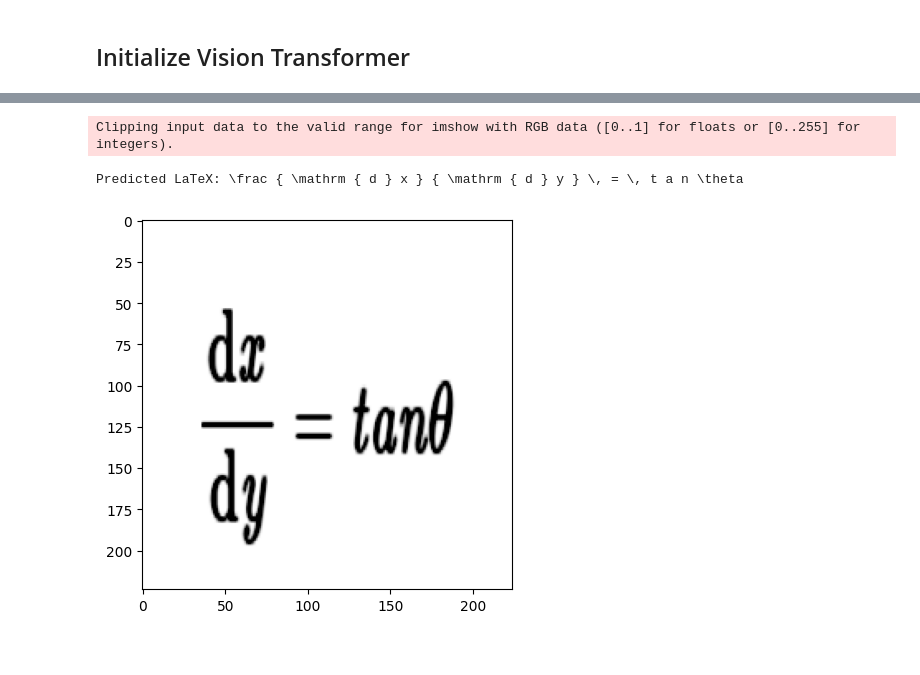
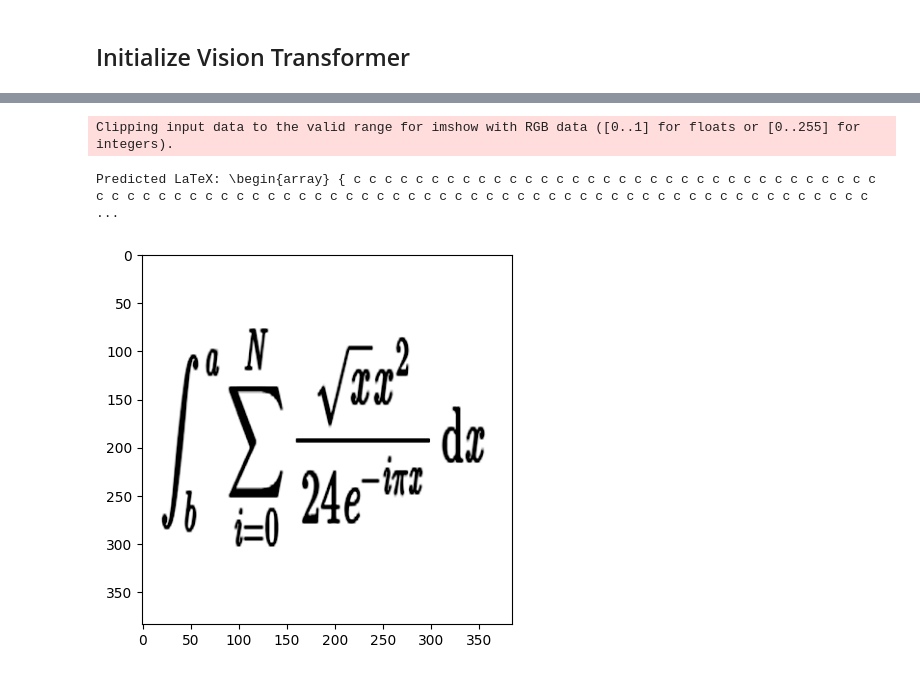
Before and after one commit to leo-cf-tian/image-2-latex, a Jupyter notebook: vision.ipynb, the cells around one changed output, grey strips where cells are left out. Cells and saved outputs as stored; diff of their text form; code cells hidden in the pictures.

```diff
--- a/vision.ipynb
+++ b/vision.ipynb
@@ -180,7 +185,7 @@ import time
 from PIL import Image, ImageOps, ImageGrab
 import numpy as np
 # %%
-model = VisionEncoderDecoderModel.from_pretrained("model/ocr")
+model = VisionEncoderDecoderModel.from_pretrained(MODEL_PATH)
 
 tokenizer = ByteLevelBPETokenizer(
     os.path.join(TOKENIZER_PATH, "vocab.json"),
@@ -188,33 +193,33 @@ tokenizer = ByteLevelBPETokenizer(
 )
 tokenizer.add_special_tokens(["<s>", "</s>", "<pad>", "<mask>", "<unk>"])
 
-image_processor = ViTImageProcessor.from_pretrained(VIT_PATH)
+image_processor = ViTHybridImageProcessor.from_pretrained(MODEL_PATH)
 
 random.seed(time.time())
 # %%
 # index = random.randint(0, im2latex_dataset["test"].num_rows - 1)
 # image = im2latex_dataset["test"][index]["image"]
 
-image = Image.open("data/samples/Screenshot 2024-02-27 015013.png").convert("RGB")
+image = Image.open("data/samples/Screenshot 2024-02-26 152853.png").convert("RGB")
 # image = image.crop(ImageOps.invert(image).getbbox())
 
 # if (image.size[1] > 50):
 #     height = 50
 #     width = int(image.size[0] * (height / image.size[1]))
 #     image = image.resize((width, height))
 
 # image = transform(image)
 
 generated_ids = model.generate(image_processor(image, return_tensors="pt").pixel_values, max_length=512)
 generated_text = tokenizer.decode(generated_ids.tolist()[0], skip_special_tokens=True)
 
 image = image_processor(image, return_tensors="pt").pixel_values.numpy().squeeze(axis=0)
 image = image.swapaxes(0, 1)
 image = image.swapaxes(1, 2)
 
 plt.imshow(image)
 print(f"Predicted LaTeX: {generated_text}")
 # %% [output]
 Clipping input data to the valid range for imshow with RGB data ([0..1] for floats or [0..255] for integers).
-Predicted LaTeX: \frac { \mathrm { d } x } { \mathrm { d } y } \, = \, t a n \theta
+Predicted LaTeX: \begin{array} { c c c c c c c c c c c c c c c c c c c c c c c c c c c c c c c c c c c c c c c c c c c c c c c c c c c c c c c c c c c c c c c c c c c c c c c c c c c c c c c c c c c c ...
-[figure, old version]
+[figure, new version]
```
Also changed, not shown: parts of 6 cells of this notebook, 2 other files.
